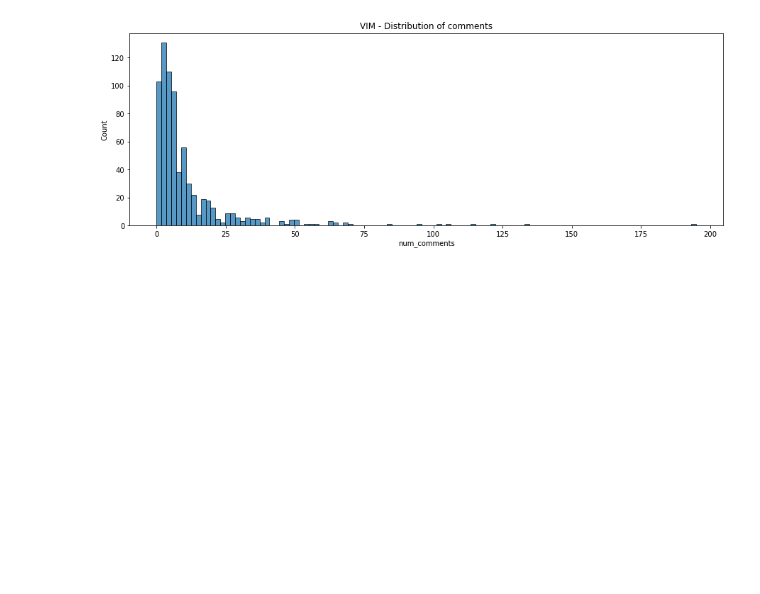
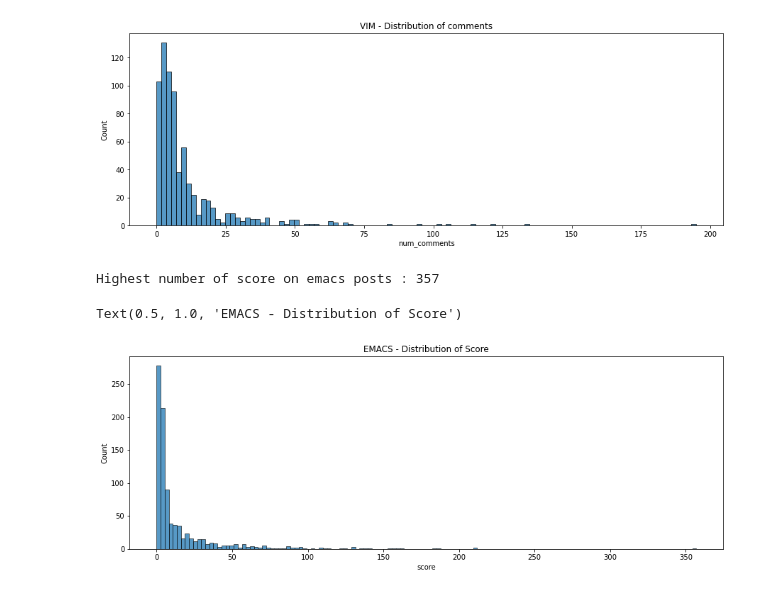
Before and after one commit to Neha-Sajnani/Reddit-Data-Analysis, a Jupyter notebook: Reddit Data Analysis.ipynb, the cells around one changed output. Cells and saved outputs as stored; diff of their text form; code cells hidden in the pictures; blank space fills up the shorter version.

Commit message:
Generating more graphs
Checking Activity on subreddits i.e. How frequent editing is done on particular subreddit
Checking distribution of scores
Pie chart for frequency of post posted monthwise.

```diff
--- a/Reddit Data Analysis.ipynb
+++ b/Reddit Data Analysis.ipynb
@@ -216,3 +216,14 @@ sns.histplot(data=df_vim, x="num_comments").set_title("VIM - Distribution of com
 Highest number of comments on vim Posts : 195
 Text(0.5, 1.0, 'VIM - Distribution of comments')
 [figure]
+# %%
+# Score distribution in emacs subreddit
+
+print("Highest number of score on emacs posts : " + str(max(df_emacs['score'])))
+
+plt.figure(figsize=(15,5))
+sns.histplot(data=df_emacs, x="score").set_title("EMACS - Distribution of Score")
+# %% [output]
+Highest number of score on emacs posts : 357
+Text(0.5, 1.0, 'EMACS - Distribution of Score')
+[figure, added]
```
Also changed, not shown: parts of 13 cells of this notebook.
